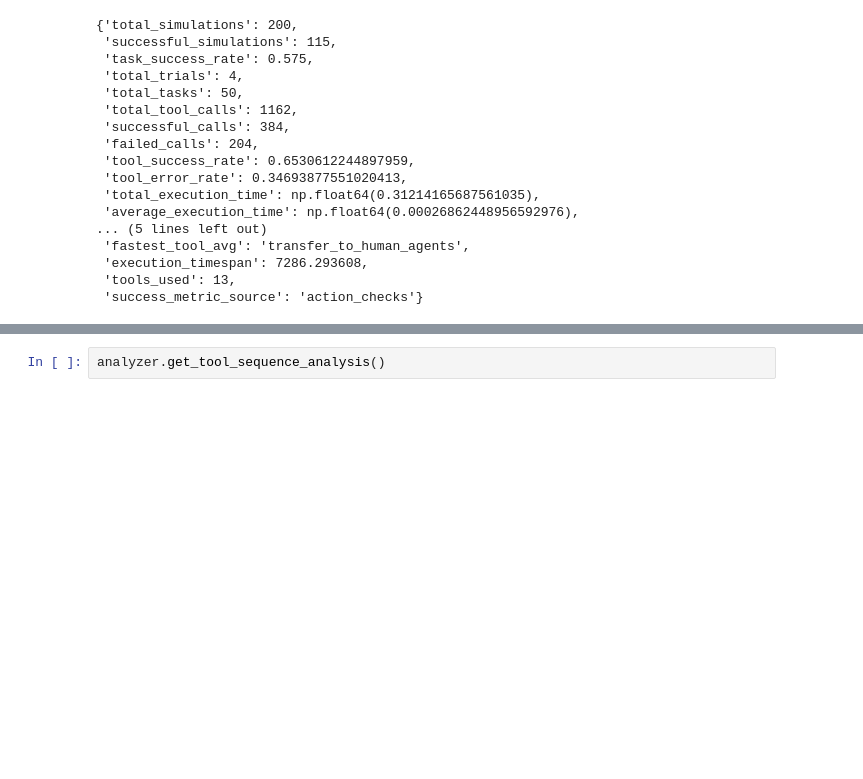
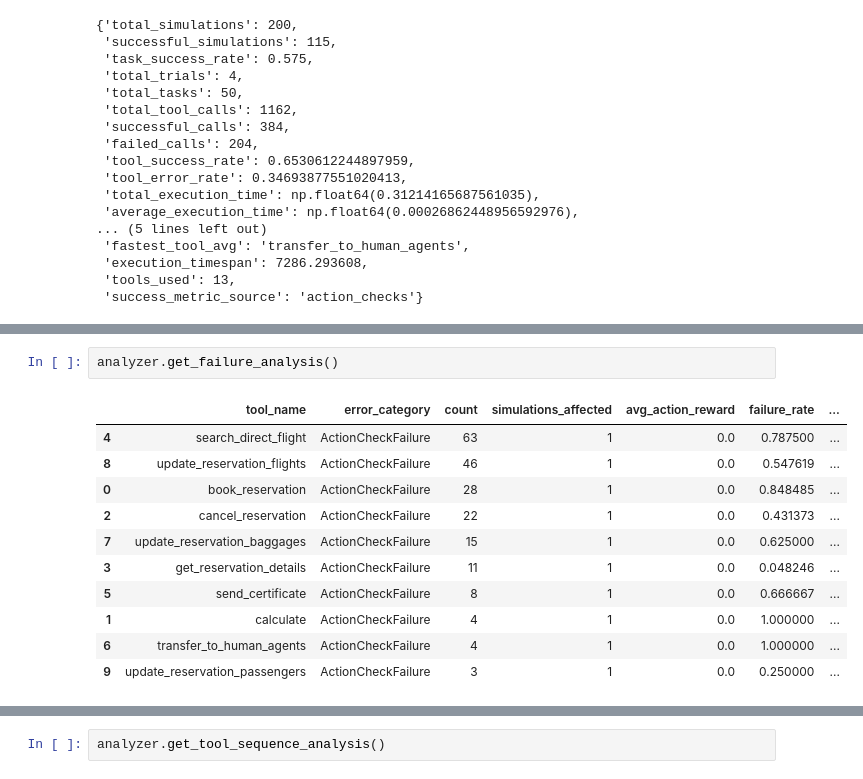
Before and after one commit to jitrc/tau2-enhanced, a Jupyter notebook: scripts/analyze.ipynb, the cells around one changed output, grey strips where cells are left out. Drawn from its saved outputs; the diff is of its cells as text; blank space fills up the shorter version.

```diff
--- a/scripts/analyze.ipynb
+++ b/scripts/analyze.ipynb
@@ -119,3 +118,17 @@ Tool Performance: source of success rate -  action_checks
 | 12 | update_reservation_passengers | 9 | 9 | 0.000116 | 0.000113 | ... |
 | 8 | send_certificate | 4 | 4 | 0.000162 | 0.000082 | ... |
 | 1 | calculate | 1 | 0 | 0.000108 | 0.000108 | ... |
+# %%
+analyzer.get_failure_analysis()
+# %% [output]
+|  | tool_name | error_category | count | simulations_affected | avg_action_reward | failure_rate | ... |
+| 4 | search_direct_flight | ActionCheckFailure | 63 | 1 | 0.0 | 0.787500 | ... |
+| 8 | update_reservation_flights | ActionCheckFailure | 46 | 1 | 0.0 | 0.547619 | ... |
+| 0 | book_reservation | ActionCheckFailure | 28 | 1 | 0.0 | 0.848485 | ... |
+| 2 | cancel_reservation | ActionCheckFailure | 22 | 1 | 0.0 | 0.431373 | ... |
+| 7 | update_reservation_baggages | ActionCheckFailure | 15 | 1 | 0.0 | 0.625000 | ... |
+| 3 | get_reservation_details | ActionCheckFailure | 11 | 1 | 0.0 | 0.048246 | ... |
+| 5 | send_certificate | ActionCheckFailure | 8 | 1 | 0.0 | 0.666667 | ... |
+| 1 | calculate | ActionCheckFailure | 4 | 1 | 0.0 | 1.000000 | ... |
+| 6 | transfer_to_human_agents | ActionCheckFailure | 4 | 1 | 0.0 | 1.000000 | ... |
+| 9 | update_reservation_passengers | ActionCheckFailure | 3 | 1 | 0.0 | 0.250000 | ... |
```
Also changed, not shown: parts of 9 cells of this notebook.
